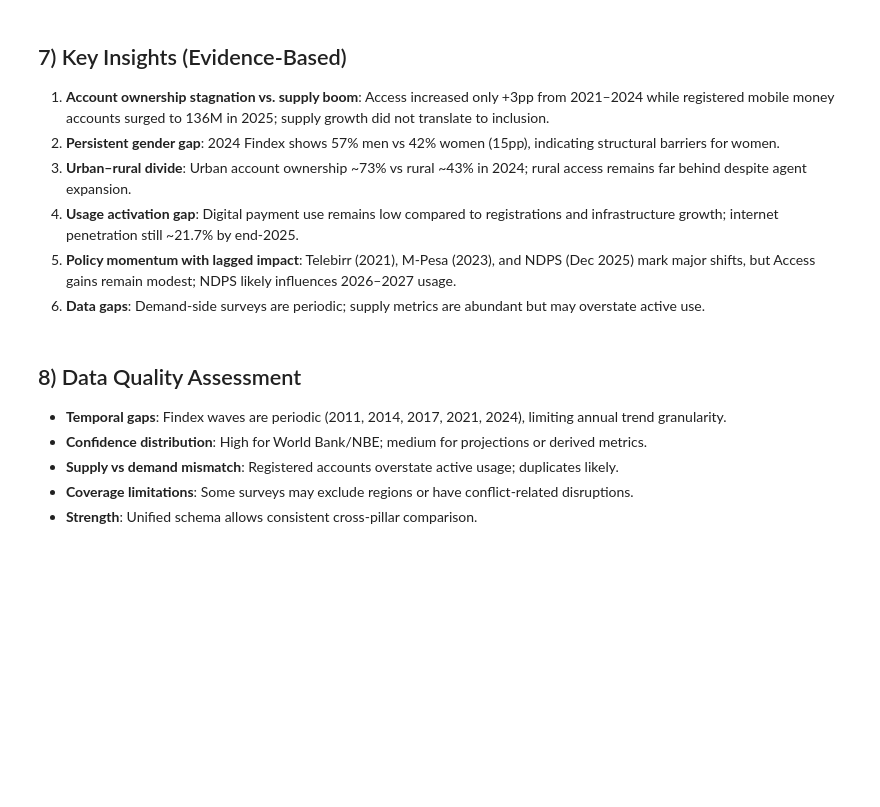
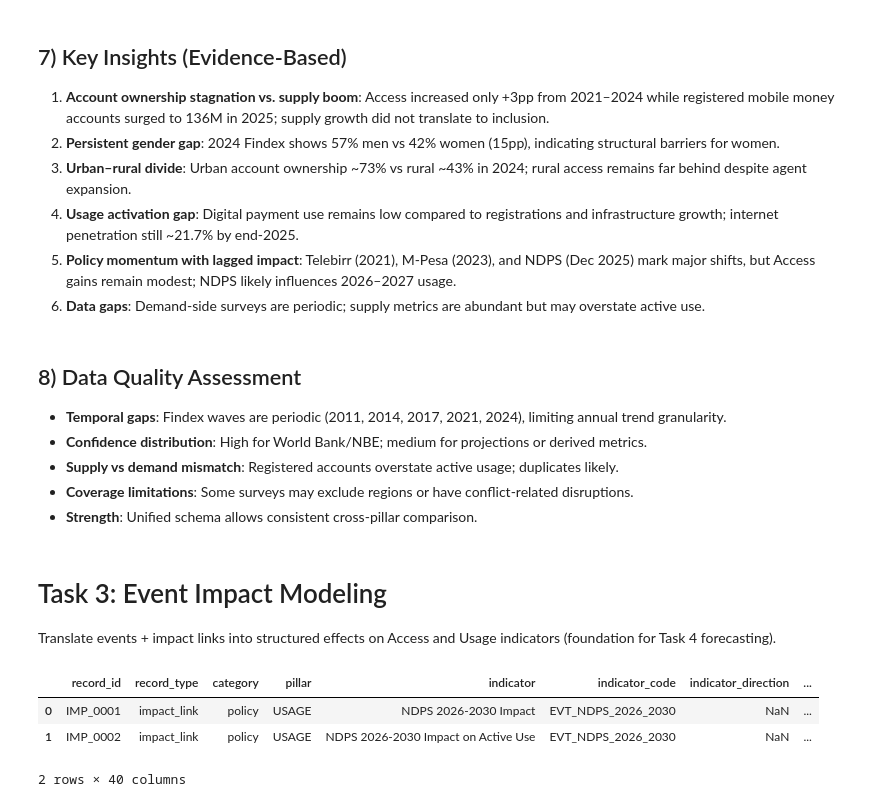
Before and after one commit to Faysalseifu/Forecasting-Financial-Inclusion-in-Ethiopia, a Jupyter notebook: notebooks/task2_eda.ipynb, the cells around one changed output. Drawn from its saved outputs; the diff is of its cells as text; code cells hidden in the pictures; blank space fills up the shorter version.

Commit message:
task-3

```diff
--- a/notebooks/task2_eda.ipynb
+++ b/notebooks/task2_eda.ipynb
@@ -231,3 +231,79 @@ else:
 - **Supply vs demand mismatch**: Registered accounts overstate active usage; duplicates likely.
 - **Coverage limitations**: Some surveys may exclude regions or have conflict-related disruptions.
 - **Strength**: Unified schema allows consistent cross-pillar comparison.
+# %% [markdown]
+# Task 3: Event Impact Modeling
+
+Translate events + impact links into structured effects on Access and Usage indicators (foundation for Task 4 forecasting).
+# %%
+# Setup + load (re-use df if already loaded above)
+from pathlib import Path
+import re
+import pandas as pd
+import numpy as np
+import matplotlib.pyplot as plt
+import seaborn as sns
+
+sns.set_theme(style="whitegrid")
+
+try:
+    import statsmodels.api as sm
+    statsmodels_available = True
+except Exception:
+    statsmodels_available = False
+
+if "df" not in globals():
+    cwd = Path.cwd().resolve()
+    root = None
+    for parent in [cwd] + list(cwd.parents):
+        if (parent / "data" / "raw" / "ethiopia_fi_unified_data.csv").exists() or (parent / "data" / "processed" / "ethiopia_fi_enriched_data.csv").exists():
+            root = parent
+            break
+    if root is None:
+        raise FileNotFoundError("Could not locate data directory from current working directory.")
+    raw_path = root / "data" / "raw" / "ethiopia_fi_unified_data.csv"
+    processed_path = root / "data" / "processed" / "ethiopia_fi_enriched_data.csv"
+    if processed_path.exists():
+        df = pd.read_csv(processed_path)
+    else:
+        df = pd.read_csv(raw_path)
+
+events = df[df["record_type"] == "event"].copy()
+impact_links = df[df["record_type"] == "impact_link"].copy()
+
+events["event_date"] = pd.to_datetime(events["observation_date"], errors="coerce")
+impact_links["event_date"] = pd.to_datetime(impact_links["observation_date"], errors="coerce")
+
+def parse_pp_estimate(val):
+    if pd.isna(val):
+        return np.nan
+    s = str(val)
+    nums = re.findall(r"[-+]?\d*\.?\d+", s)
+    if not nums:
+        return np.nan
+    vals = [float(n) for n in nums]
+    if len(vals) == 1:
+        return vals[0]
+    return float(np.mean(vals))
+
+impact_links["impact_pp_mid"] = impact_links["impact_estimate"].apply(parse_pp_estimate)
+
+impact_events = impact_links.merge(
+    events[["indicator_code", "indicator", "event_date", "category", "source_name"]],
+    on="indicator_code",
+    how="left",
+    suffixes=("", "_event"),
+)
+impact_events = impact_events.rename(columns={
+    "indicator_event": "event_name",
+    "category_event": "event_category",
+    "source_name_event": "event_source",
+})
+impact_events["event_name"] = impact_events["event_name"].fillna(impact_events["indicator_code"])
+
+impact_events.head()
+# %% [output]
+|  | record_id | record_type | category | pillar | indicator | indicator_code | indicator_direction | ... |
+| 0 | IMP_0001 | impact_link | policy | USAGE | NDPS 2026-2030 Impact | EVT_NDPS_2026_2030 | NaN | ... |
+| 1 | IMP_0002 | impact_link | policy | USAGE | NDPS 2026-2030 Impact on Active Use | EVT_NDPS_2026_2030 | NaN | ... |
+2 rows × 40 columns
```
Also changed, not shown: parts of 9 cells of this notebook, 1 other file.
